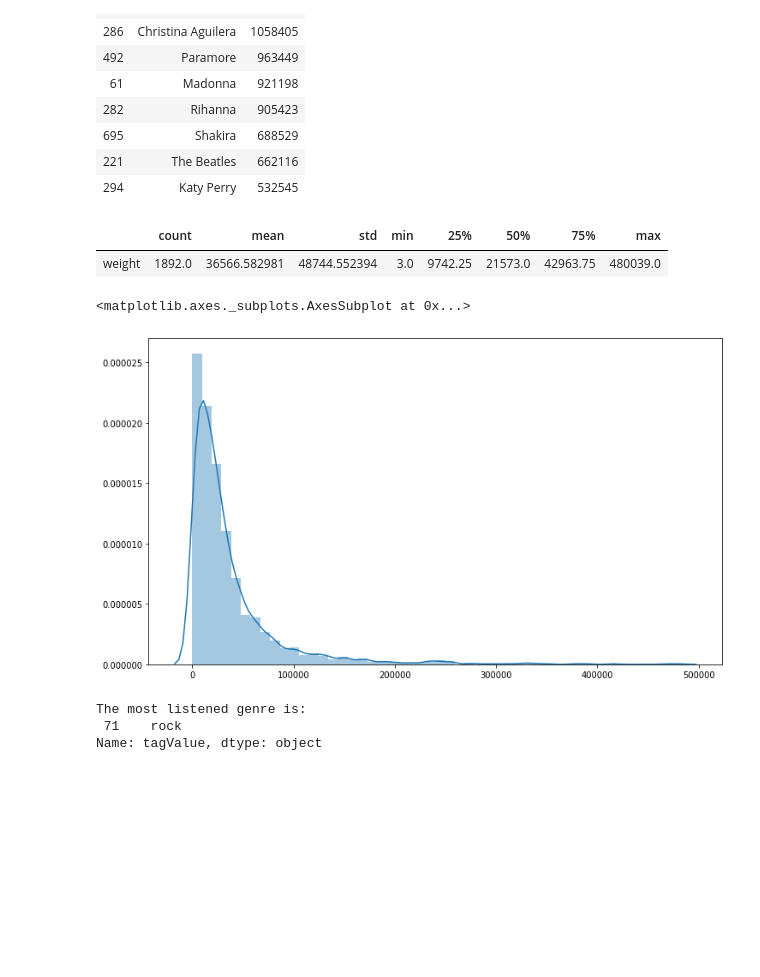
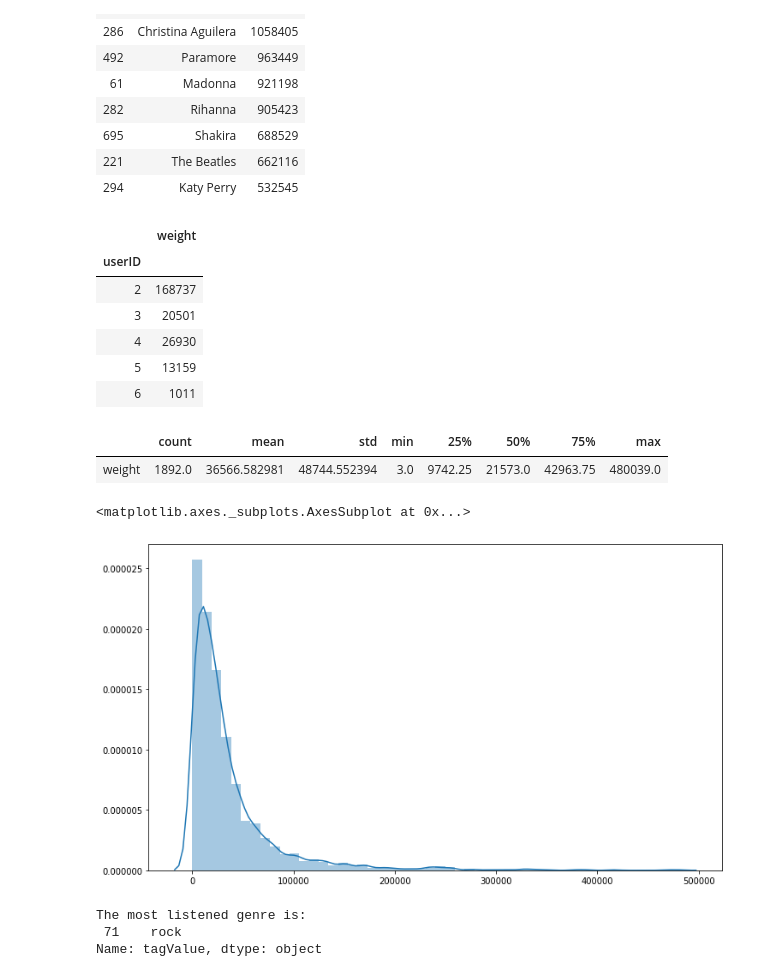
Before and after one commit to gianfrancob/PracticosOptativas, a Jupyter notebook: SistemasDeRecomendacion/practico_1.ipynb, the cells around one changed output. Drawn from its saved outputs; the diff is of its cells as text; code cells hidden in the pictures; blank space fills up the shorter version.

```diff
--- a/SistemasDeRecomendacion/practico_1.ipynb
+++ b/SistemasDeRecomendacion/practico_1.ipynb
@@ -67,13 +67,21 @@ display(top_10_most_listened_artists_by_name)
 # %%
 # ¿Cómo es la distribución de cantidad de listens por user?
 
 listens_per_user = user_artist_plays.groupby(["userID"]).agg({"weight": "sum"})
+display(listens_per_user.head())
 display(listens_per_user.describe().T)
 plt.figure(figsize=(12, 7))
 sns.distplot(listens_per_user)
 # %% [output]
-|  | count | mean | std | min | 25% | 50% | 75% | max |
-| weight | 1892.0 | 36566.582981 | 48744.552394 | 3.0 | 9742.25 | 21573.0 | 42963.75 | 480039.0 |
+|  | weight |
+| userID |  |
+| 2 | 168737 |
+| 3 | 20501 |
+| 4 | 26930 |
+| 5 | 13159 |
+| 6 | 1011 |
+|  | count | mean | std | min | 25% | 50% | 75% | max |
+| weight | 1892.0 | 36566.582981 | 48744.552394 | 3.0 | 9742.25 | 21573.0 | 42963.75 | 480039.0 |
 <matplotlib.axes._subplots.AxesSubplot at 0x...>
 [figure]
 # %%
```
Also changed, not shown: parts of 11 cells of this notebook.
